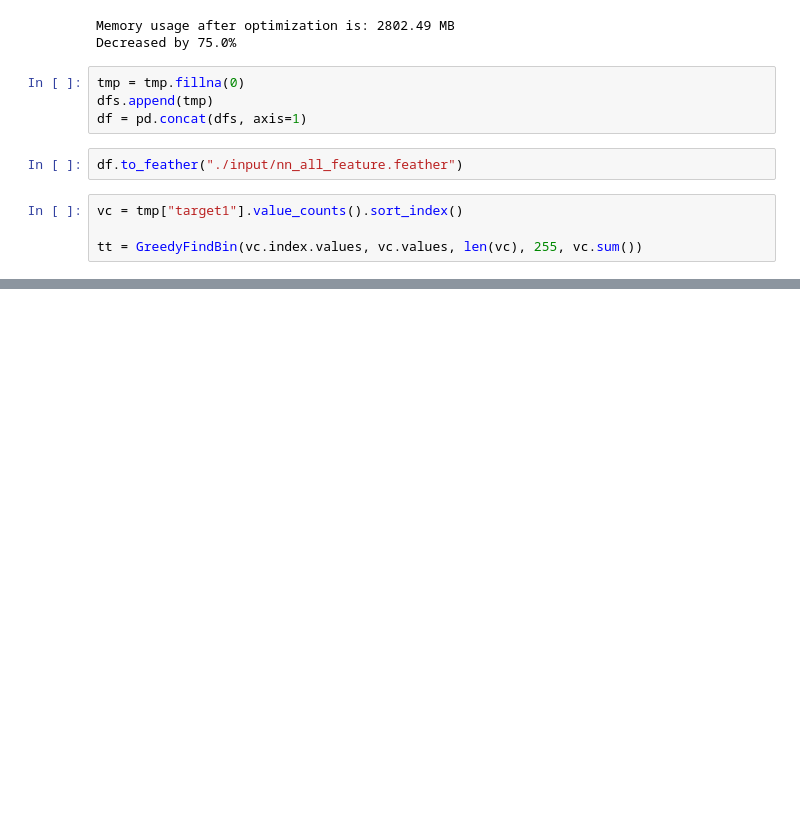
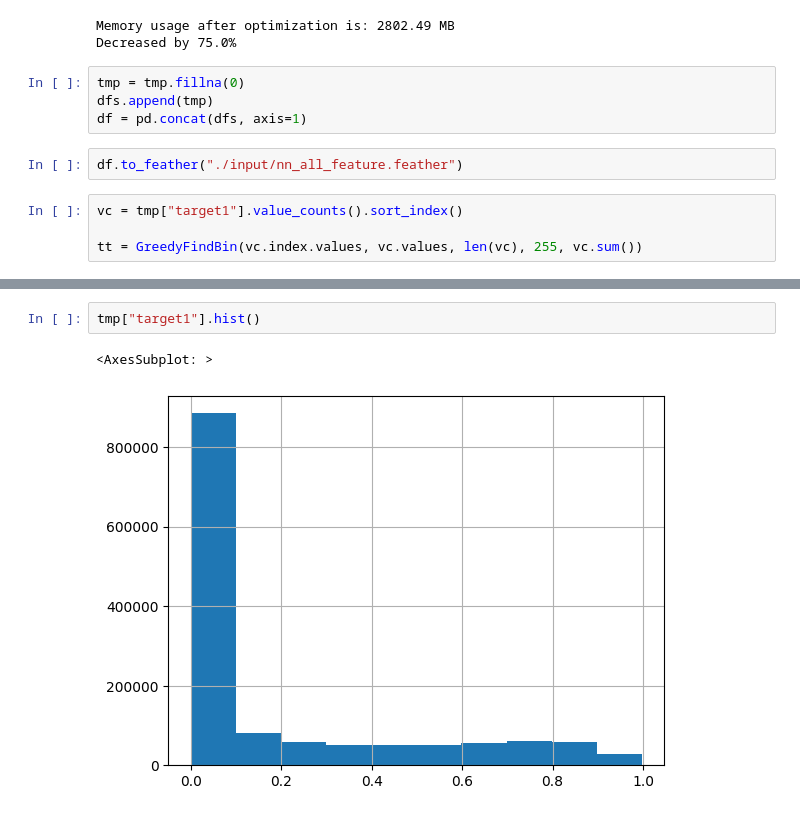
Before and after one commit to gucci-san/amex-default-prediction, a Jupyter notebook: daishu_feature_conbined2.ipynb, the cells around one changed output, grey strips where cells are left out. Drawn from its saved outputs; the diff is of its cells as text; blank space fills up the shorter version.

```diff
--- a/daishu_feature_conbined2.ipynb
+++ b/daishu_feature_conbined2.ipynb
@@ -181,0 +168,5 @@ ttt = pd.DataFrame(tt)
+# %%
+tmp["target1"].hist()
+# %% [output]
+<AxesSubplot: >
+[figure, added]
```
Also changed, not shown: parts of 2 cells of this notebook, 5 other files.
